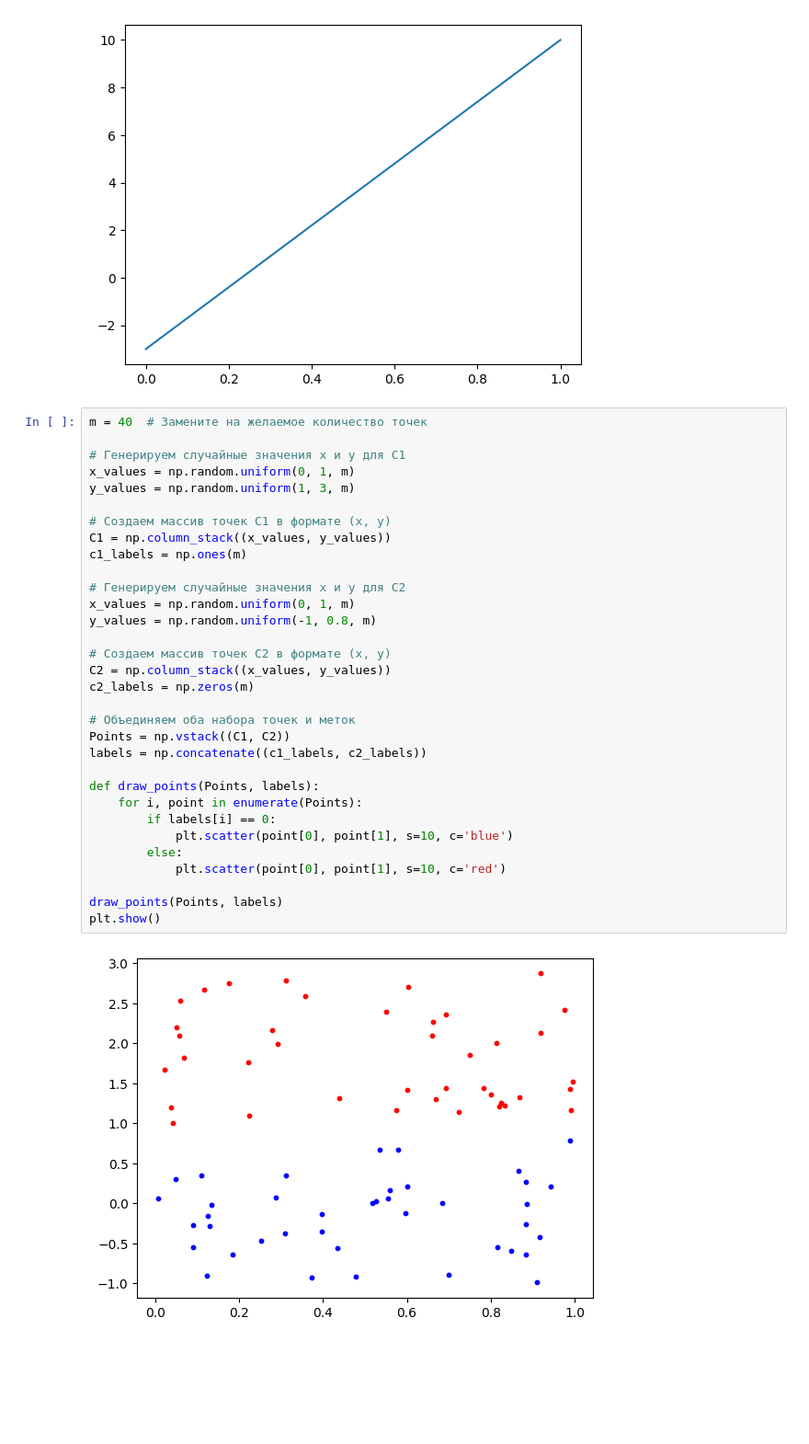
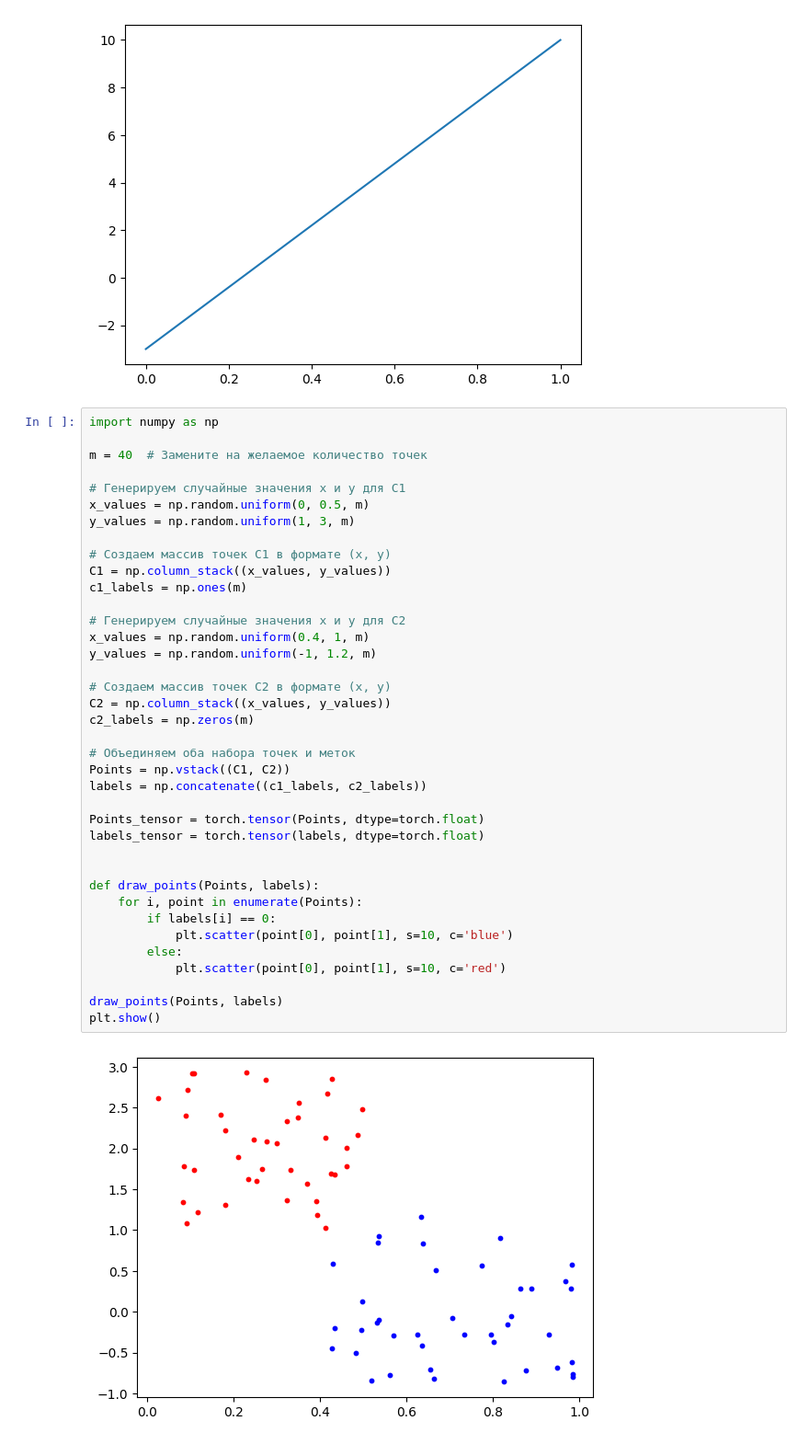
Before and after one commit to MeshcheryTapo4ek/Learning_Softarex, a Jupyter notebook: perceptron/pytorch_numpy_perceptron.ipynb, the cells around one changed output. Shown at 92% size. Cells and saved outputs as stored; diff of their text form; blank space fills up the shorter version.

```diff
--- a/perceptron/pytorch_numpy_perceptron.ipynb
+++ b/perceptron/pytorch_numpy_perceptron.ipynb
@@ -304,39 +278,45 @@ draw_line(ppn)
 # %% [output]
 [figure]
 # %%
+import numpy as np
+
 m = 40  # Замените на желаемое количество точек
 
 # Генерируем случайные значения x и y для C1
-x_values = np.random.uniform(0, 1, m)
+x_values = np.random.uniform(0, 0.5, m)
 y_values = np.random.uniform(1, 3, m)
 
 # Создаем массив точек C1 в формате (x, y)
 C1 = np.column_stack((x_values, y_values))
 с1_labels = np.ones(m)
 
 # Генерируем случайные значения x и y для C2
-x_values = np.random.uniform(0, 1, m)
-y_values = np.random.uniform(-1, 0.8, m)
+x_values = np.random.uniform(0.4, 1, m)
+y_values = np.random.uniform(-1, 1.2, m)
 
 # Создаем массив точек C2 в формате (x, y)
 C2 = np.column_stack((x_values, y_values))
 с2_labels = np.zeros(m)
 
 # Объединяем оба набора точек и меток
 Points = np.vstack((C1, C2))
 labels = np.concatenate((с1_labels, с2_labels))
+
+Points_tensor = torch.tensor(Points, dtype=torch.float)
+labels_tensor = torch.tensor(labels, dtype=torch.float)
+
 
 def draw_points(Points, labels):
     for i, point in enumerate(Points):
         if labels[i] == 0:
             plt.scatter(point[0], point[1], s=10, c='blue')
         else:
             plt.scatter(point[0], point[1], s=10, c='red')
 
 draw_points(Points, labels)
 plt.show()
 # %% [output]
-[figure, old version]
+[figure, new version]
 # %%
 def draw_line_with_points(Points, labels, W):
     draw_points(Points, labels)
```
Also changed, not shown: parts of 14 cells of this notebook, 2 other files.
